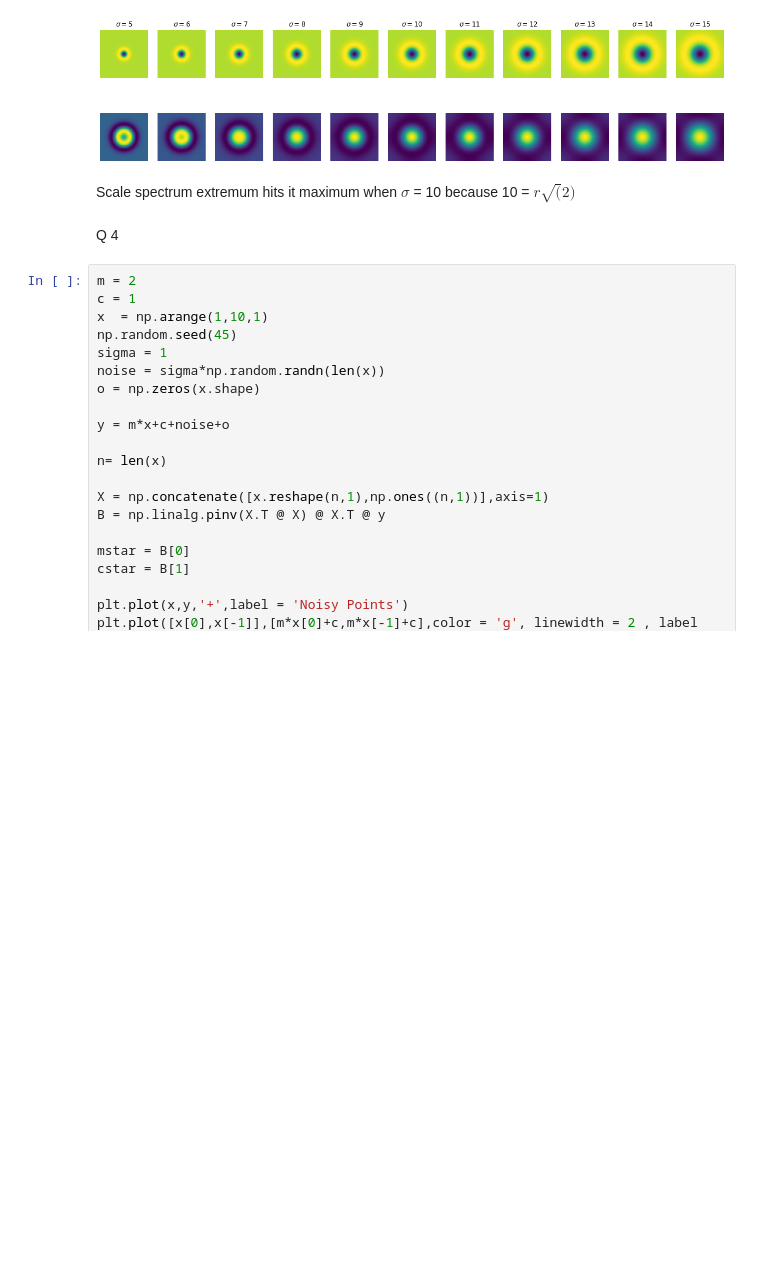
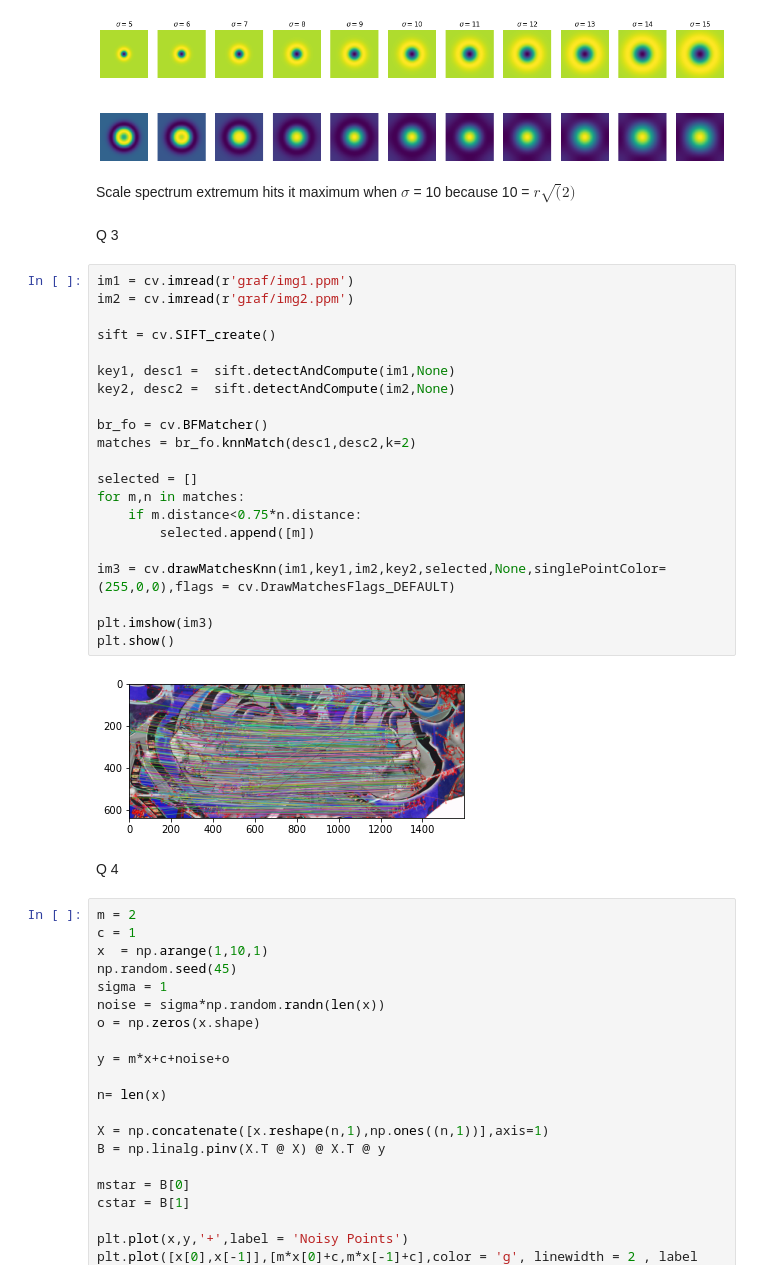
Before and after one commit to Nisitha529/EN2550_ImageProcessingAndMachineVision, a Jupyter notebook: Day 5/day5.ipynb, the cells around one changed output. Cells and saved outputs as stored; diff of their text form; blank space fills up the shorter version.

```diff
--- a/Day 5/day5.ipynb
+++ b/Day 5/day5.ipynb
@@ -69,6 +69,31 @@ print(sigmas[indices[2]])
 [figure]
 # %% [markdown]
 Scale spectrum extremum hits it maximum when $\sigma$ = 10 because 10 = $r\sqrt(2)$
+# %% [markdown]
+Q 3
+# %%
+im1 = cv.imread(r'graf/img1.ppm')
+im2 = cv.imread(r'graf/img2.ppm')
+
+sift = cv.SIFT_create()
+
+key1, desc1 =  sift.detectAndCompute(im1,None)
+key2, desc2 =  sift.detectAndCompute(im2,None)
+
+br_fo = cv.BFMatcher()
+matches = br_fo.knnMatch(desc1,desc2,k=2)
+
+selected = []
+for m,n in matches:
+    if m.distance<0.75*n.distance:
+        selected.append([m])
+
+im3 = cv.drawMatchesKnn(im1,key1,im2,key2,selected,None,singlePointColor=(255,0,0),flags = cv.DrawMatchesFlags_DEFAULT)
+
+plt.imshow(im3)
+plt.show()
+# %% [output]
+[figure, added]
 # %% [markdown]
 Q 4
 # %%
```
Also changed, not shown: 11 other files.
